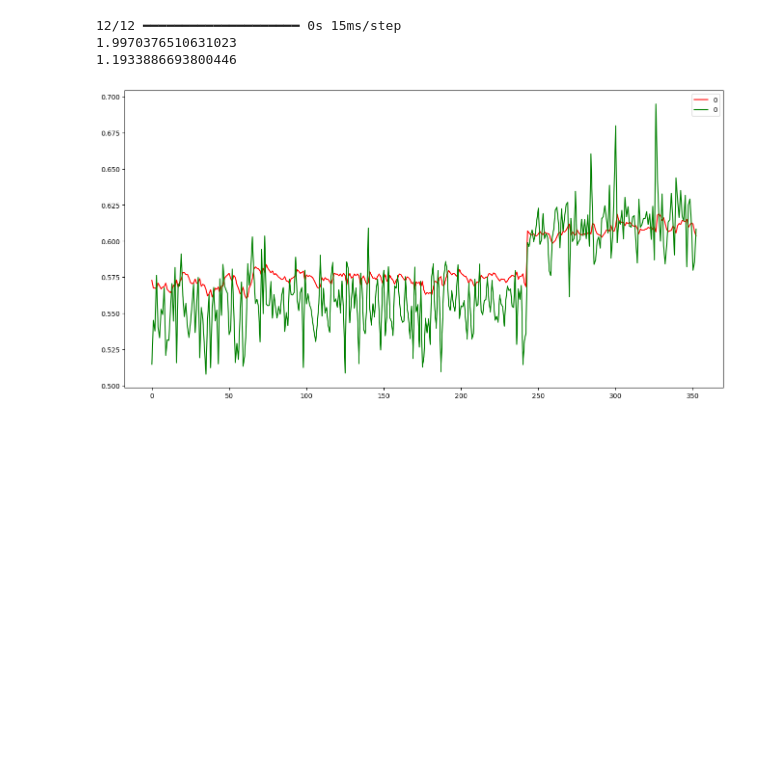
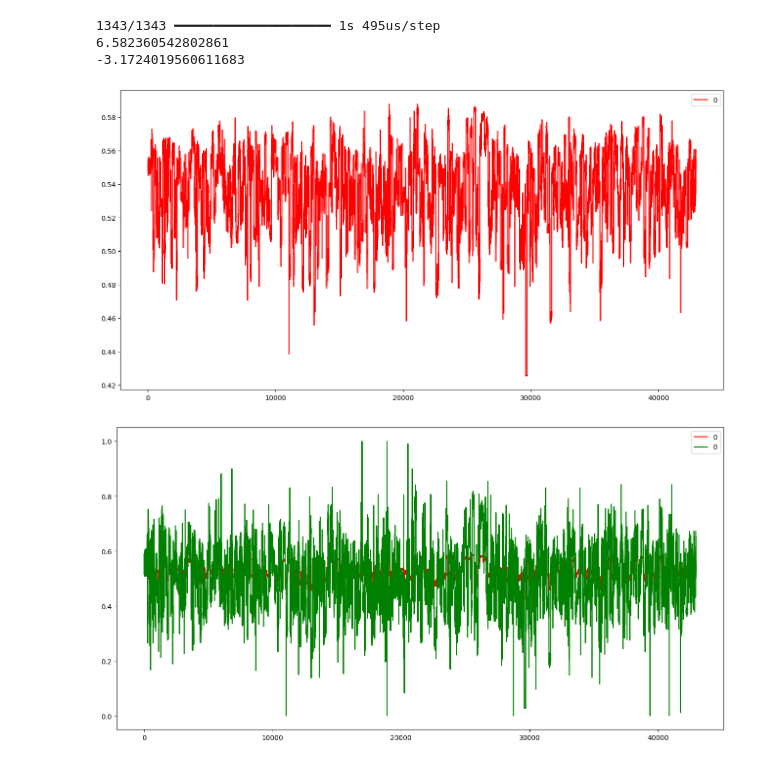
Before and after one commit to MaligarosNotes/Stock-Predict-Summer-24--Attempts, a Jupyter notebook: past_attempts/5th.ipynb, the cells around one changed output. Drawn from its saved outputs; the diff is of its cells as text; code cells hidden in the pictures; blank space fills up the shorter version.

```diff
--- a/past_attempts/5th.ipynb
+++ b/past_attempts/5th.ipynb
@@ -104,23 +104,23 @@ ListOfTickers.remove('BF.B')
 ListOfTickers.remove('GEV')
 ListOfTickers.remove('SOLV')
 ListOfTickers.remove('HUBB')
-
-ListOfTickers = ['aapl']
 # %%
+import keras.backend as K
+
 sp500 = DataPrep('^gspc',10)
 sp500_X_test, sp500_Y_test = sp500[1], sp500[3]
 
 model2 = Sequential()
 model2.add(InputLayer((11, 1)))
 model2.add(LSTM(11))
-model2.add(Dense(11, 'hard_swish'))
+model2.add(Dense(11, 'sigmoid'))
 model2.add(Dense(1, 'linear'))
 
 
 #no more training 5th, skidaddle from here
 cp1 = ModelCheckpoint('../model/5th.keras', save_best_only=False)
 
-model2.compile(loss=MeanSquaredError(), optimizer=Adam(learning_rate=0.001), metrics=[RootMeanSquaredError()])
+model2.compile(loss='mae', optimizer=Adam(learning_rate=0.001), metrics=[RootMeanSquaredError()])
 
 for ticker in ListOfTickers:
     Data = DataPrep(ticker,10)
@@ -129,7 +129,7 @@ for ticker in ListOfTickers:
     sp500_Y_test = np.concatenate((sp500_Y_test,Data[3]))
 
     print(ticker)
-    model2.fit(X_train, Y_train, epochs=5, batch_size=128, callbacks=[cp1])
+    model2.fit(X_train, Y_train, epochs=2, batch_size=128, callbacks=[cp1])
 
 # model2.fit(X_train, Y_train, epochs=10, batch_size=128, callbacks=[cp1])
 # %% [output]
@@ -151,17 +157,19 @@ y_pred = model2.predict(sp500_X_test)
 avg_error = (np.sum(np.sqrt((sp500_Y_test - y_pred)**2)))/len(sp500_Y_test)*100
 
 print(avg_error)
-avg_error = (np.sum(y_pred - sp500_Y_test))/len(sp500_Y_test)*100
+avg_error = (np.sum(sp500_Y_test - y_pred))/len(sp500_Y_test)*100
 print(avg_error)
 # %% [output]
-12/12 ━━━━━━━━━━━━━━━━━━━━ 0s 15ms/step
-1.9970376510631023
-1.1933886693800446
+1343/1343 ━━━━━━━━━━━━━━━━━━━━ 1s 495us/step
+6.582360542802861
+-3.1724019560611683
 # %%
 # y_pred,sp500_Y_test = y_pred.reshape(-1,2),sp500_Y_test.reshape(-1,2)
 y_pred,sp500_Y_test = pd.DataFrame(y_pred),pd.DataFrame(sp500_Y_test)
+y_pred.plot(figsize=(16,8),color = 'red')
 for i in range(0,y_pred.shape[1]):
     oneday= pd.concat([y_pred[i],sp500_Y_test[i]],axis=1)
     oneday.plot(figsize=(16,8),color = ('red','green'))
 # %% [output]
-[figure, old version]
+[figure, new version]
+[figure, added]
```
Also changed, not shown: parts of 3 cells of this notebook, 3 other files.
